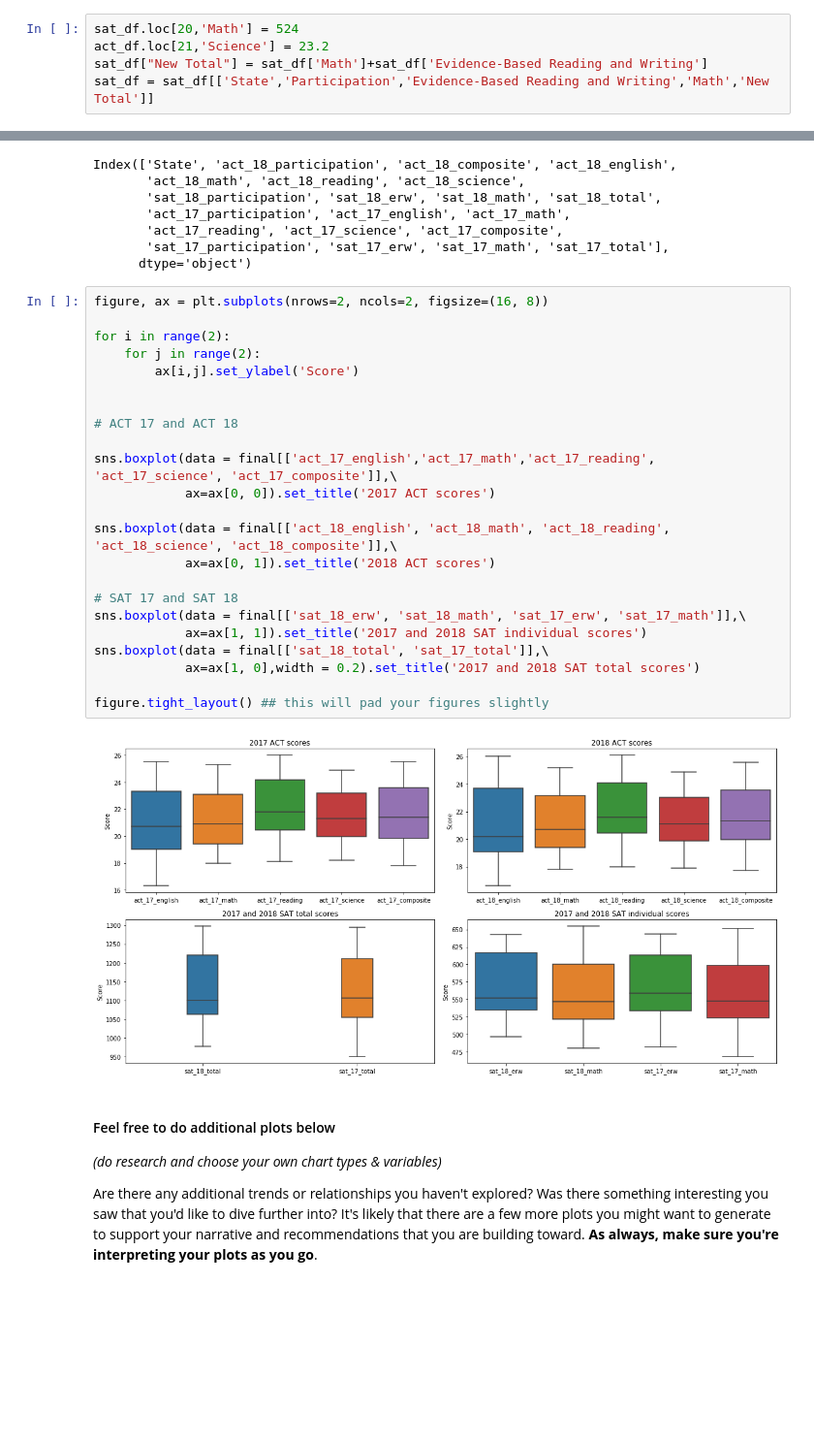
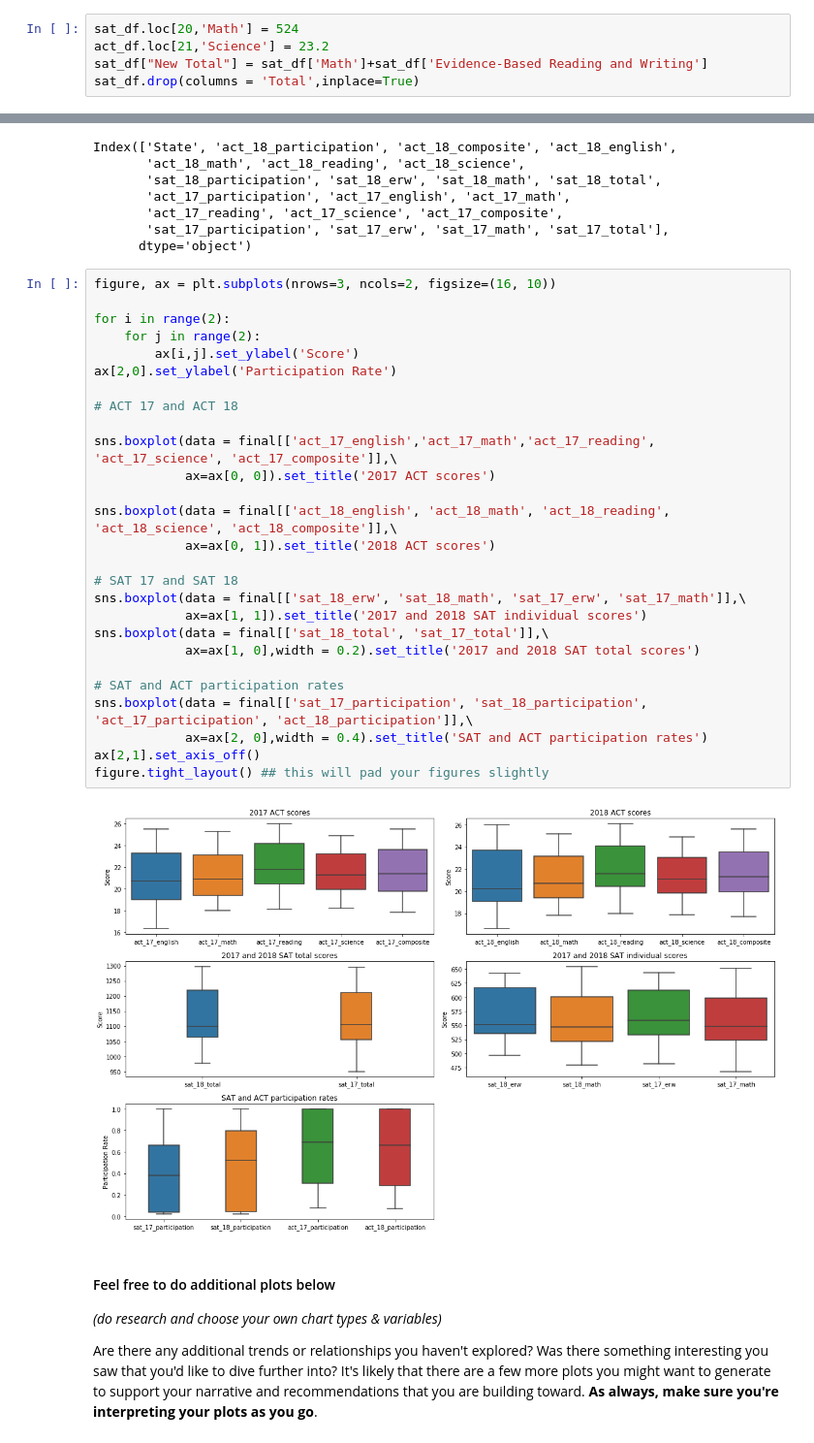
Before and after one commit to KennethChewx/Project_1, a Jupyter notebook: code/starter-code.ipynb, the cells around one changed output, grey strips where cells are left out. Shown: that part at 97% size. Cells and saved outputs as stored; diff of their text form; blank space fills up the shorter version.

```diff
--- a/code/starter-code.ipynb
+++ b/code/starter-code.ipynb
@@ -191,7 +195,7 @@ As for the outlier in ACT science section, the score if 2.3 is well below the me
 sat_df.loc[20,'Math'] = 524
 act_df.loc[21,'Science'] = 23.2
 sat_df["New Total"] = sat_df['Math']+sat_df['Evidence-Based Reading and Writing']
-sat_df = sat_df[['State','Participation','Evidence-Based Reading and Writing','Math','New Total']]
+sat_df.drop(columns = 'Total',inplace=True)
 # %%
 sat_df.head(10)
 # %% [output]
@@ -913,30 +905,34 @@ Index(['State', 'act_18_participation', 'act_18_composite', 'act_18_english',
        'sat_17_participation', 'sat_17_erw', 'sat_17_math', 'sat_17_total'],
       dtype='object')
 # %%
-figure, ax = plt.subplots(nrows=2, ncols=2, figsize=(16, 8))
+figure, ax = plt.subplots(nrows=3, ncols=2, figsize=(16, 10))
 
 for i in range(2):
     for j in range(2):
         ax[i,j].set_ylabel('Score')
-
+ax[2,0].set_ylabel('Participation Rate')
 
 # ACT 17 and ACT 18
 
 sns.boxplot(data = final[['act_17_english','act_17_math','act_17_reading', 'act_17_science', 'act_17_composite']],\
             ax=ax[0, 0]).set_title('2017 ACT scores')
 
 sns.boxplot(data = final[['act_18_english', 'act_18_math', 'act_18_reading', 'act_18_science', 'act_18_composite']],\
             ax=ax[0, 1]).set_title('2018 ACT scores')
 
 # SAT 17 and SAT 18
 sns.boxplot(data = final[['sat_18_erw', 'sat_18_math', 'sat_17_erw', 'sat_17_math']],\
             ax=ax[1, 1]).set_title('2017 and 2018 SAT individual scores')
 sns.boxplot(data = final[['sat_18_total', 'sat_17_total']],\
             ax=ax[1, 0],width = 0.2).set_title('2017 and 2018 SAT total scores')
 
+# SAT and ACT participation rates
+sns.boxplot(data = final[['sat_17_participation', 'sat_18_participation', 'act_17_participation', 'act_18_participation']],\
+            ax=ax[2, 0],width = 0.4).set_title('SAT and ACT participation rates')
+ax[2,1].set_axis_off()
 figure.tight_layout() ## this will pad your figures slightly
 # %% [output]
-[figure, old version]
+[figure, new version]
 # %% [markdown]
 #### Feel free to do additional plots below
 *(do research and choose your own chart types & variables)*
```
Also changed, not shown: parts of 17 cells of this notebook, 1 other file.
